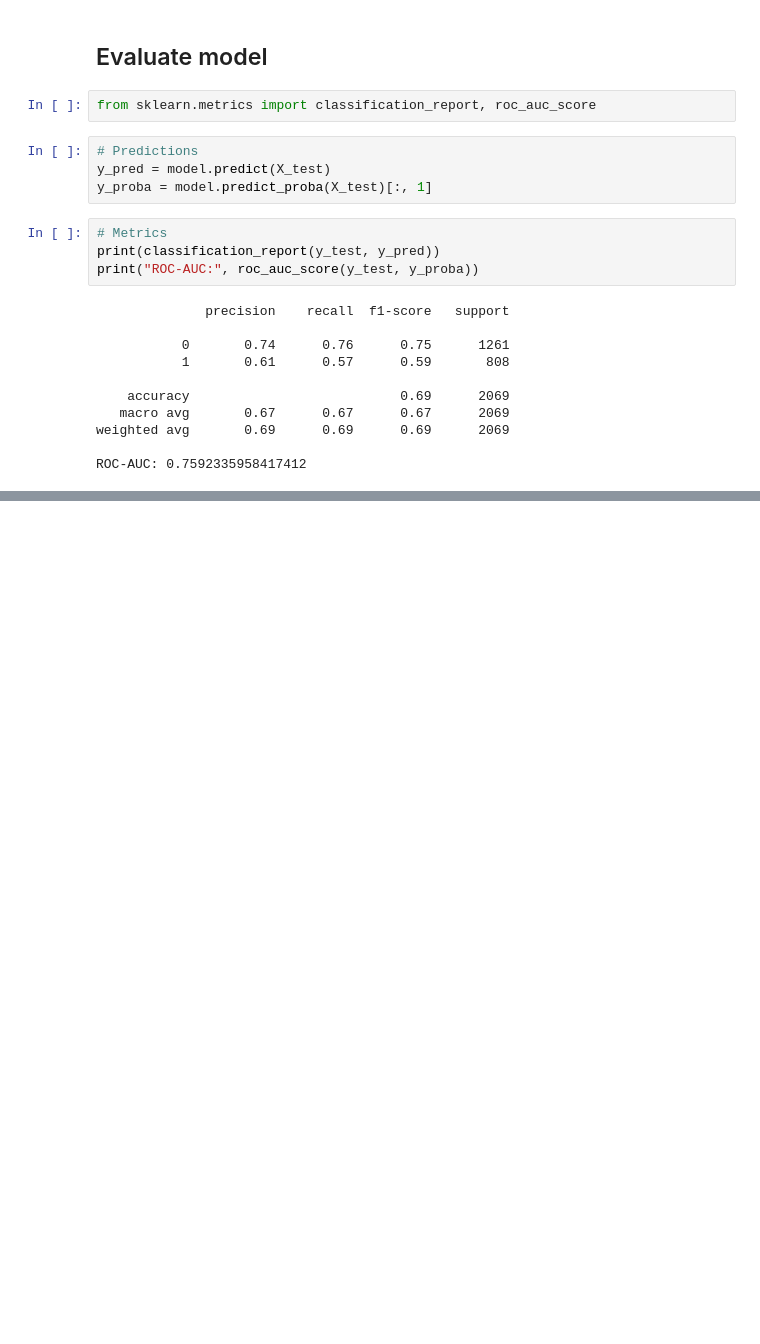
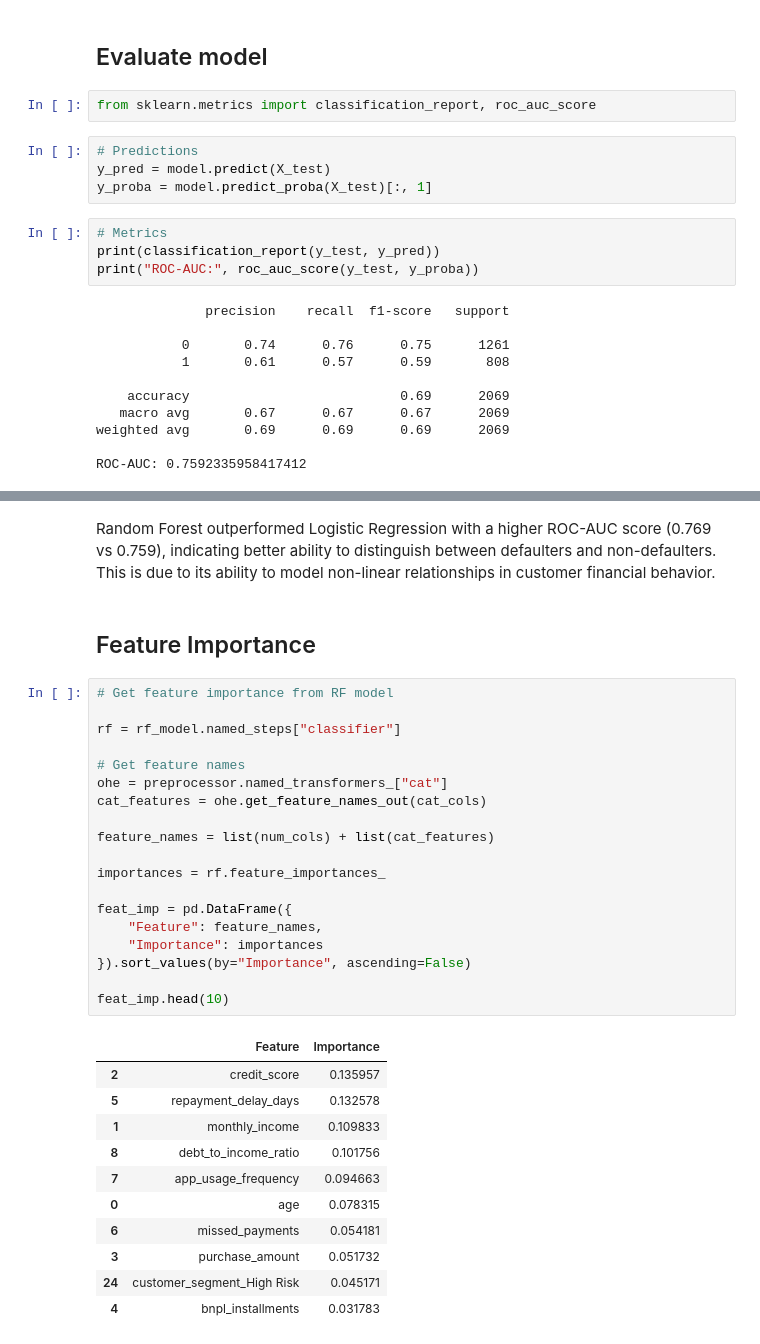
Before and after one commit to jahid-github/bnpl-credit-risk, a Jupyter notebook: notebooks/01_eda.ipynb, the cells around one changed output, grey strips where cells are left out. Cells and saved outputs as stored; diff of their text form; blank space fills up the shorter version.

```diff
--- a/notebooks/01_eda.ipynb
+++ b/notebooks/01_eda.ipynb
@@ -190,0 +256,35 @@ ROC-AUC: 0.7592335958417412
+# %% [markdown]
+Random Forest outperformed Logistic Regression with a higher ROC-AUC score (0.769 vs 0.759), indicating better ability to distinguish between defaulters and non-defaulters. This is due to its ability to model non-linear relationships in customer financial behavior.
+# %% [markdown]
+## Feature Importance
+# %%
+# Get feature importance from RF model
+
+rf = rf_model.named_steps["classifier"]
+
+# Get feature names
+ohe = preprocessor.named_transformers_["cat"]
+cat_features = ohe.get_feature_names_out(cat_cols)
+
+feature_names = list(num_cols) + list(cat_features)
+
+importances = rf.feature_importances_
+
+feat_imp = pd.DataFrame({
+    "Feature": feature_names,
+    "Importance": importances
+}).sort_values(by="Importance", ascending=False)
+
+feat_imp.head(10)
+# %% [output]
+|  | Feature | Importance |
+| 2 | credit_score | 0.135957 |
+| 5 | repayment_delay_days | 0.132578 |
+| 1 | monthly_income | 0.109833 |
+| 8 | debt_to_income_ratio | 0.101756 |
+| 7 | app_usage_frequency | 0.094663 |
+| 0 | age | 0.078315 |
+| 6 | missed_payments | 0.054181 |
+| 3 | purchase_amount | 0.051732 |
+| 24 | customer_segment_High Risk | 0.045171 |
+| 4 | bnpl_installments | 0.031783 |
```
Also changed, not shown: parts of 12 cells of this notebook, 1 other file.
